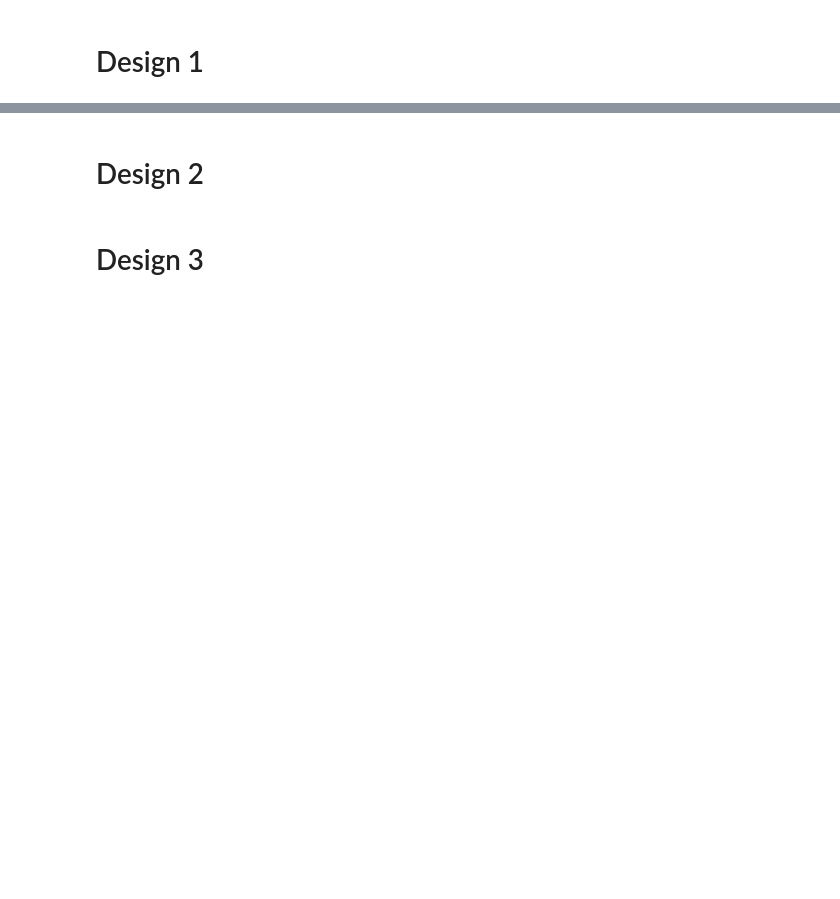
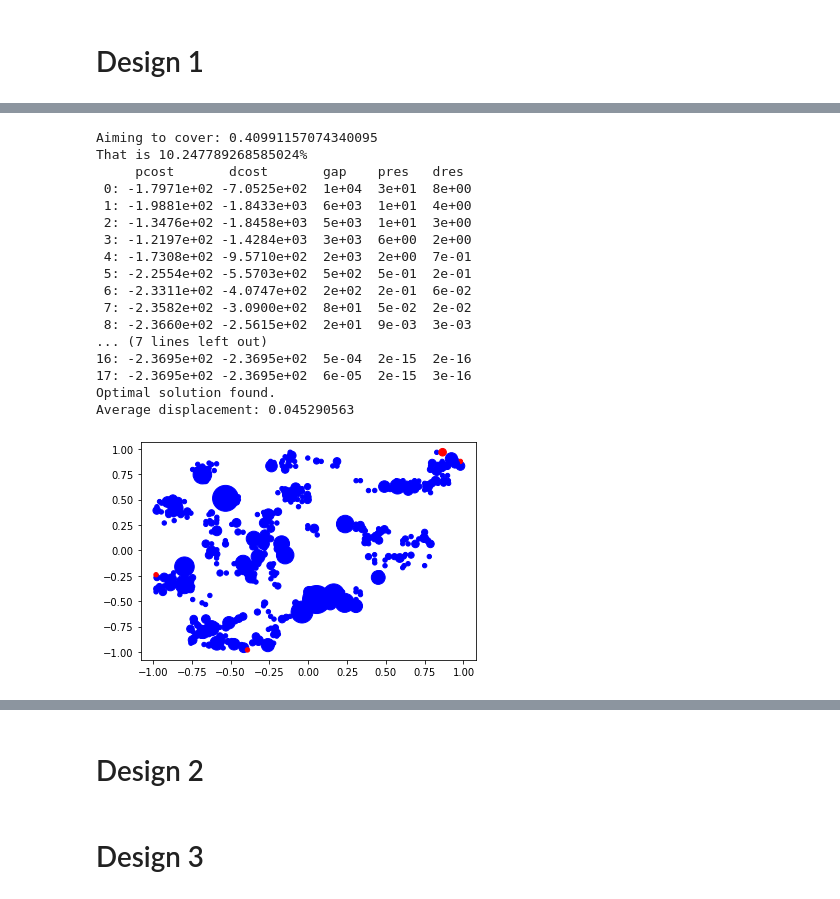
Before and after one commit to SeanMcCarren/visualizing-side-effects, a Jupyter notebook: example.ipynb, the cells around one changed output, grey strips where cells are left out. Saved outputs shown, nothing was run; the diff lists cells and outputs as text; code cells hidden in the pictures; blank space fills up the shorter version.

```diff
--- a/example.ipynb
+++ b/example.ipynb
@@ -270,10 +240,8 @@ order
 # %% [markdown]
 # Design 1
 # %%
-tree = summary
+tree = T_P
 
-
-f = 0.1#0.434
 
 tree.attr_label()
 nodes = list(tree.nodes.values())
@@ -286,9 +254,6 @@ for i, node in enumerate(nodes):
 
 N_points = len(P_nodes)
 weights = [n.pred for n in P_nodes]
-
-print("Aiming to cover: " + str(np.sum(np.square(np.sqrt(weights) * f * np.sqrt(2)))))
-print("That is " + str(np.sum(np.square(np.sqrt(weights) * f * np.sqrt(2))) / 4 * 100) + "%")
 
 # ------- INITIAL POINT ASSIGNMENT --------
 anc_store_dict = tree.get_ancestors()
@@ -336,5 +307,8 @@ print("Covered area:")
 # %%
 
+f = 0.2875#434
+print("Aiming to cover: " + str(np.sum(np.square(np.sqrt(weights) * f * np.sqrt(2)))))
+print("That is " + str(np.sum(np.square(np.sqrt(weights) * f * np.sqrt(2))) / 4 * 100) + "%")
 assert N_points == len(embedding)
 
 # variables xi's, yi's
@@ -473,33 +447,52 @@ h = np.array(h).astype(np.double)
 
 assert G.shape == (len(h), 2 * N_points )
 
 P = P.astype(np.double)
 q = q.astype(np.double)
 
 assert P.shape == (2 * N_points , 2 * N_points )
 assert q.shape == (2 * N_points , 1)
 
 
 def cvxopt_solve_qp(P, q, G=None, h=None, A=None, b=None):
     P = .5 * (P + P.T)  # make sure P is symmetric
     args = [cvxopt.matrix(P), cvxopt.matrix(q)]
     if G is not None:
         args.extend([cvxopt.matrix(G), cvxopt.matrix(h)])
         if A is not None:
             args.extend([cvxopt.matrix(A), cvxopt.matrix(b)])
     sol = cvxopt.solvers.qp(*args)
     if 'optimal' not in sol['status']:
         return None
     return np.array(sol['x']).reshape((P.shape[1],))
 
 result = cvxopt_solve_qp(P, q, G=G, h=h)
 embedding[:, 0] = result[:N_points]
 embedding[:, 1] = result[N_points:]
 
 plt.scatter(embedding[:, 0], embedding[:, 1], s=[8000*n.pred for n in P_nodes], c=['r' if i in (x_order[0], x_order[-1], y_order[0], y_order[-1]) else 'b' for i in range(N_points)])
 plt.savefig('test.pdf')
 
 print("Average displacement: "  + str(np.mean(np.linalg.norm(embedding_original - embedding, axis=1))))
+# %% [output]
+Aiming to cover: 0.40991157074340095
+That is 10.247789268585024%
+     pcost       dcost       gap    pres   dres
+ 0: -1.7971e+02 -7.0525e+02  1e+04  3e+01  8e+00
+ 1: -1.9881e+02 -1.8433e+03  6e+03  1e+01  4e+00
+ 2: -1.3476e+02 -1.8458e+03  5e+03  1e+01  3e+00
+ 3: -1.2197e+02 -1.4284e+03  3e+03  6e+00  2e+00
+ 4: -1.7308e+02 -9.5710e+02  2e+03  2e+00  7e-01
+ 5: -2.2554e+02 -5.5703e+02  5e+02  5e-01  2e-01
+ 6: -2.3311e+02 -4.0747e+02  2e+02  2e-01  6e-02
+ 7: -2.3582e+02 -3.0900e+02  8e+01  5e-02  2e-02
+ 8: -2.3660e+02 -2.5615e+02  2e+01  9e-03  3e-03
+... (7 lines left out)
+16: -2.3695e+02 -2.3695e+02  5e-04  2e-15  2e-16
+17: -2.3695e+02 -2.3695e+02  6e-05  2e-15  3e-16
+Optimal solution found.
+Average displacement: 0.045290563
+[figure, added]
 # %%
 plt.show()
 # %%
```
Also changed, not shown: parts of 17 cells of this notebook, 2 other files.
